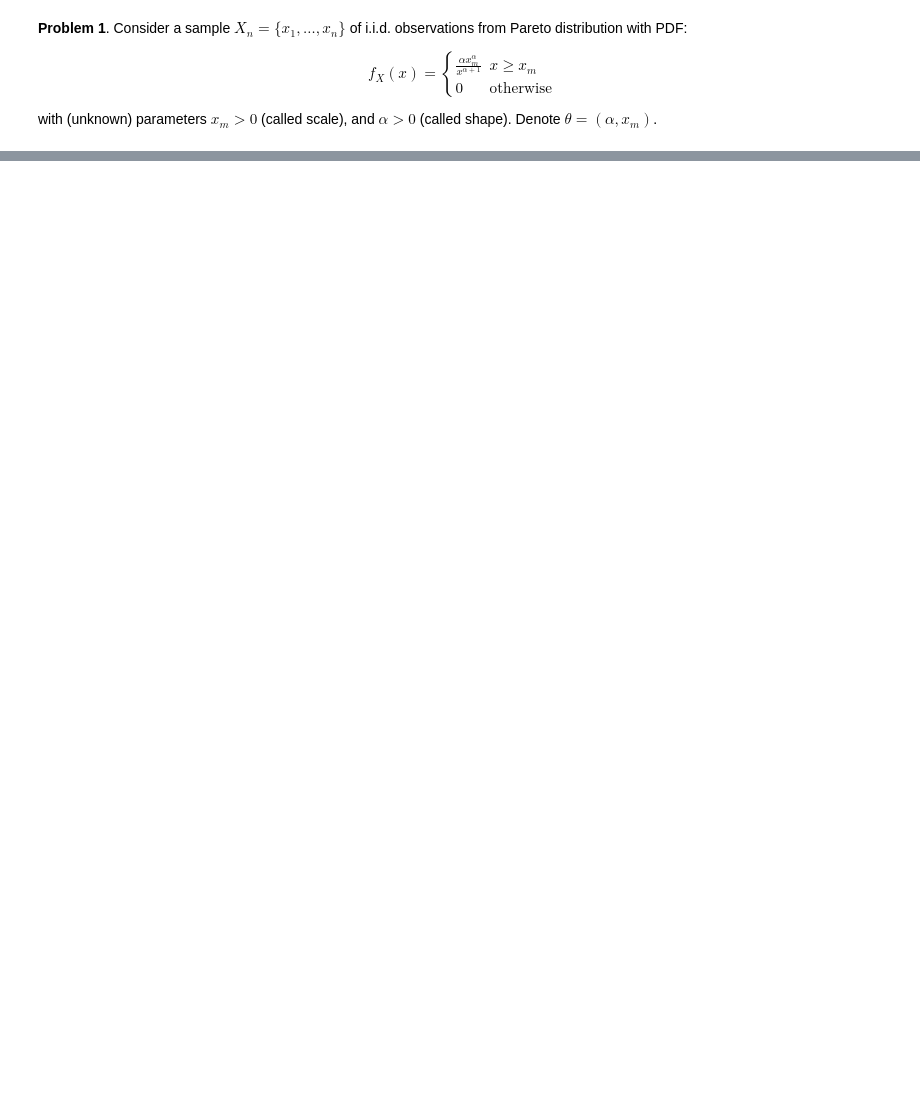
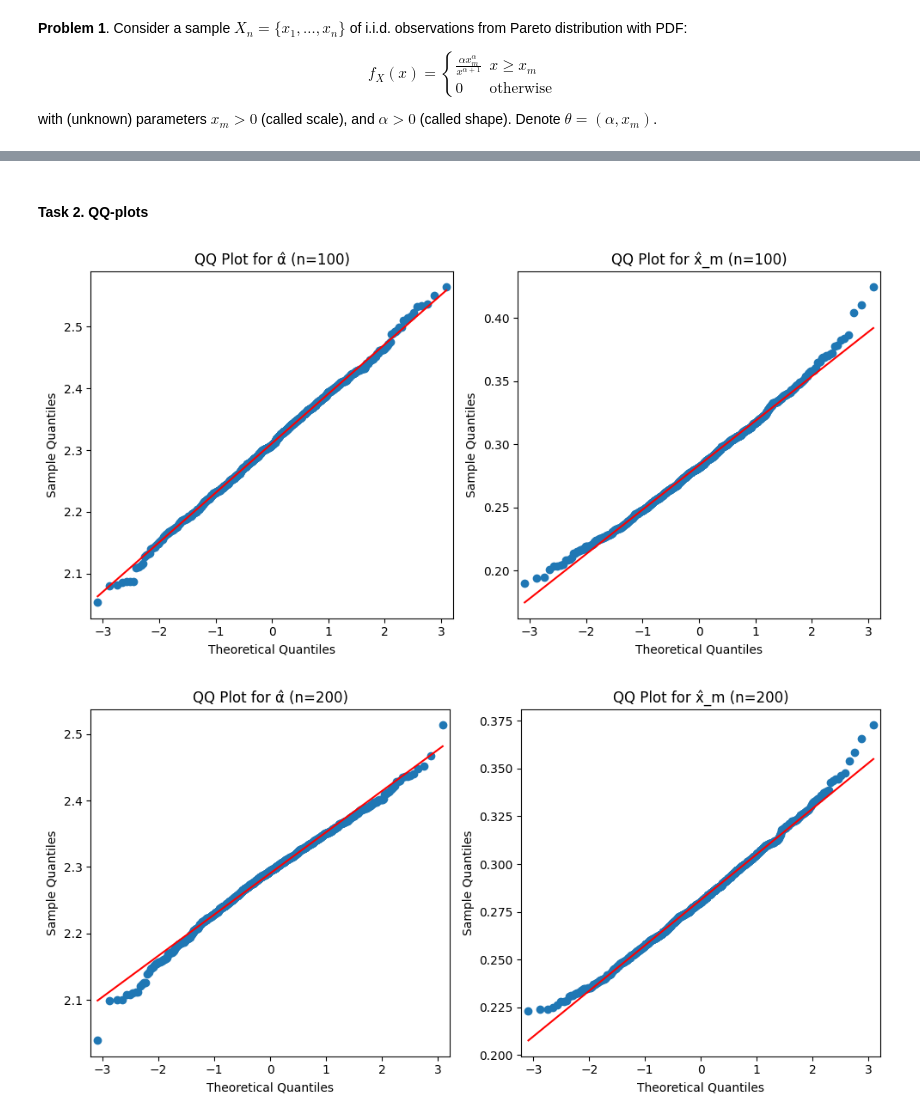
Before and after one commit to vladimir-molotkov/msai-statistics, a Jupyter notebook: homeworks/Homework 1.ipynb, the cells around one changed output, grey strips where cells are left out. Drawn from its saved outputs; the diff is of its cells as text; code cells hidden in the pictures; blank space fills up the shorter version.

```diff
--- a/homeworks/Homework 1.ipynb
+++ b/homeworks/Homework 1.ipynb
@@ -79,0 +17,34 @@ n = 2000: Mean = 2.1730, Var = 0.0015
+# %%
+alpha_true = 5
+xm_true = 2
+n_list = [100, 200, 500, 1000, 2000]
+# %% [markdown]
+#### Task 2. QQ-plots
+# %%
+for n in n_list:
+    bootstrap_alpha = []
+    xm_list = []
+
+    for _ in range(1_000):
+        data = xm_true * np.random.pareto(alpha_true, size=n)
+
+        sample_mean = np.mean(data)
+        sample_second_moment = np.mean(data ** 2)
+
+        k = (sample_mean ** 2) / sample_second_moment
+        alpha = 1 + 1 / np.sqrt(1 - k)
+        xm = sample_mean * (alpha - 1) / alpha
+
+        bootstrap_alpha.append(alpha)
+        xm_list.append(xm)
+
+    fig, axes = plt.subplots(1, 2, figsize=(10, 5))
+    sm.qqplot(np.array(bootstrap_alpha), line='s', ax=axes[0])
+    axes[0].set_title(f'QQ Plot for α̂ (n={n})')
+    sm.qqplot(np.array(xm_list), line='s', ax=axes[1])
+    axes[1].set_title(f'QQ Plot for x̂_m (n={n})')
+    plt.tight_layout()
+    plt.show()
+# %% [output]
+[figure, added]
+[figure, added]
```
Also changed, not shown: parts of 8 cells of this notebook, 1 other file.
